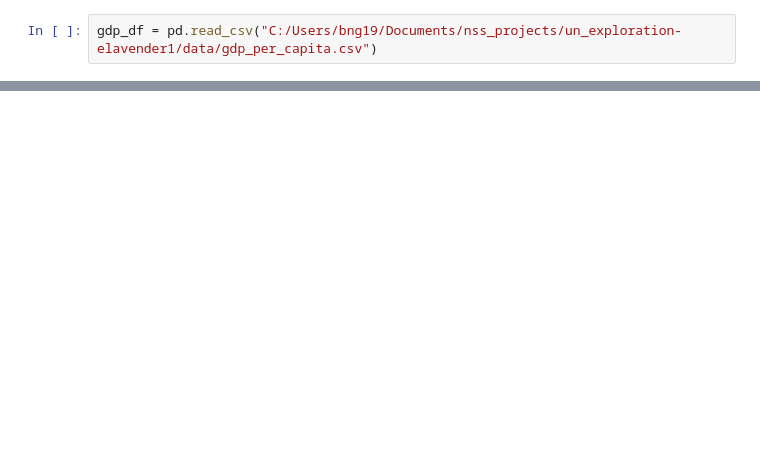
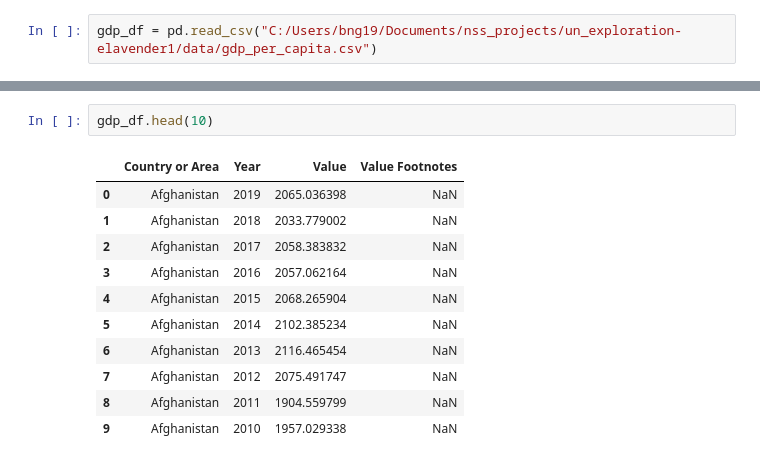
Before and after one commit to nss-data-science-cohort-5/un_exploration-elavender1, a Jupyter notebook: notebooks/data exploration.ipynb, the cells around one changed output, grey strips where cells are left out. Saved outputs shown, nothing was run; the diff lists cells and outputs as text; blank space fills up the shorter version.

```diff
--- a/notebooks/data exploration.ipynb
+++ b/notebooks/data exploration.ipynb
@@ -29,0 +30,14 @@ print(gdp_df)
+# %%
+gdp_df.head(10)
+# %% [output]
+|  | Country or Area | Year | Value | Value Footnotes |
+| 0 | Afghanistan | 2019 | 2065.036398 | NaN |
+| 1 | Afghanistan | 2018 | 2033.779002 | NaN |
+| 2 | Afghanistan | 2017 | 2058.383832 | NaN |
+| 3 | Afghanistan | 2016 | 2057.062164 | NaN |
+| 4 | Afghanistan | 2015 | 2068.265904 | NaN |
+| 5 | Afghanistan | 2014 | 2102.385234 | NaN |
+| 6 | Afghanistan | 2013 | 2116.465454 | NaN |
+| 7 | Afghanistan | 2012 | 2075.491747 | NaN |
+| 8 | Afghanistan | 2011 | 1904.559799 | NaN |
+| 9 | Afghanistan | 2010 | 1957.029338 | NaN |
```
Also changed, not shown: parts of 41 cells of this notebook.
